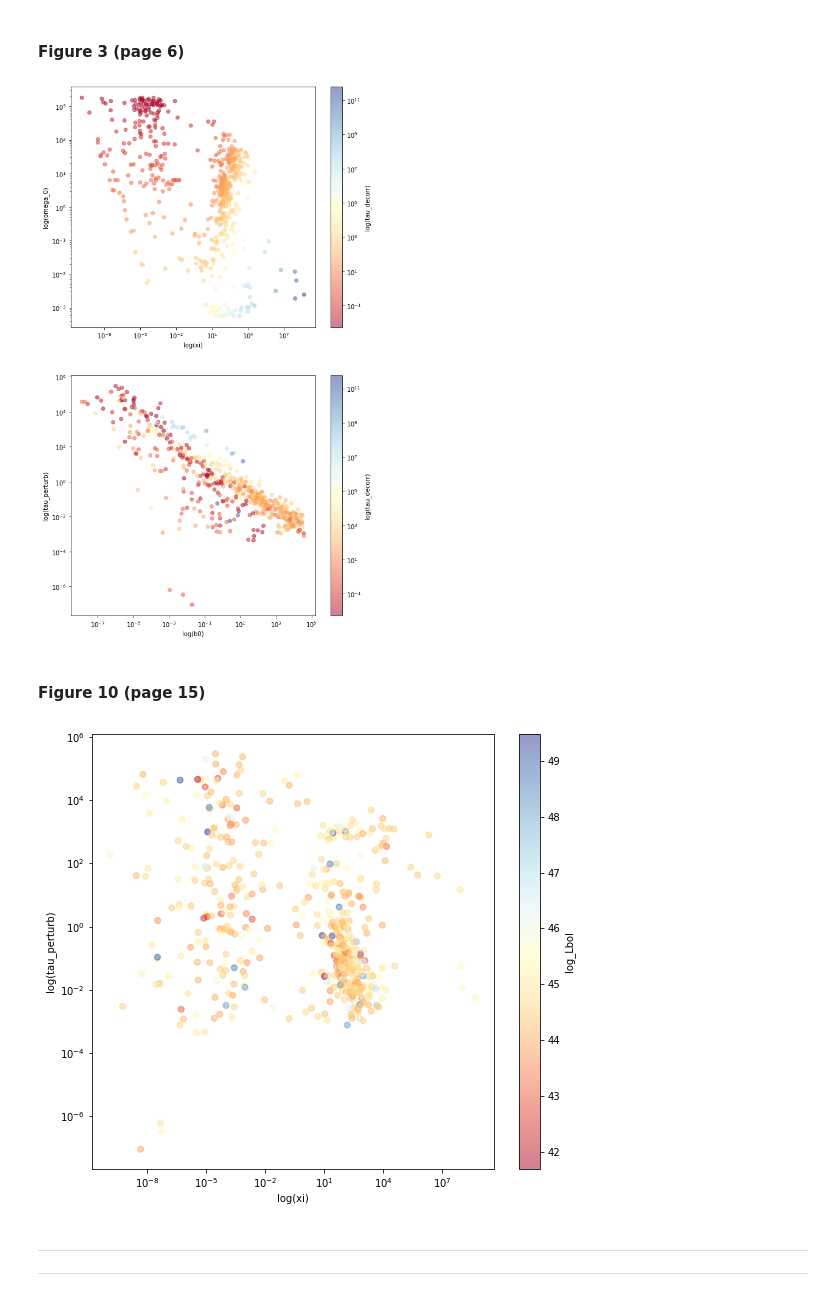
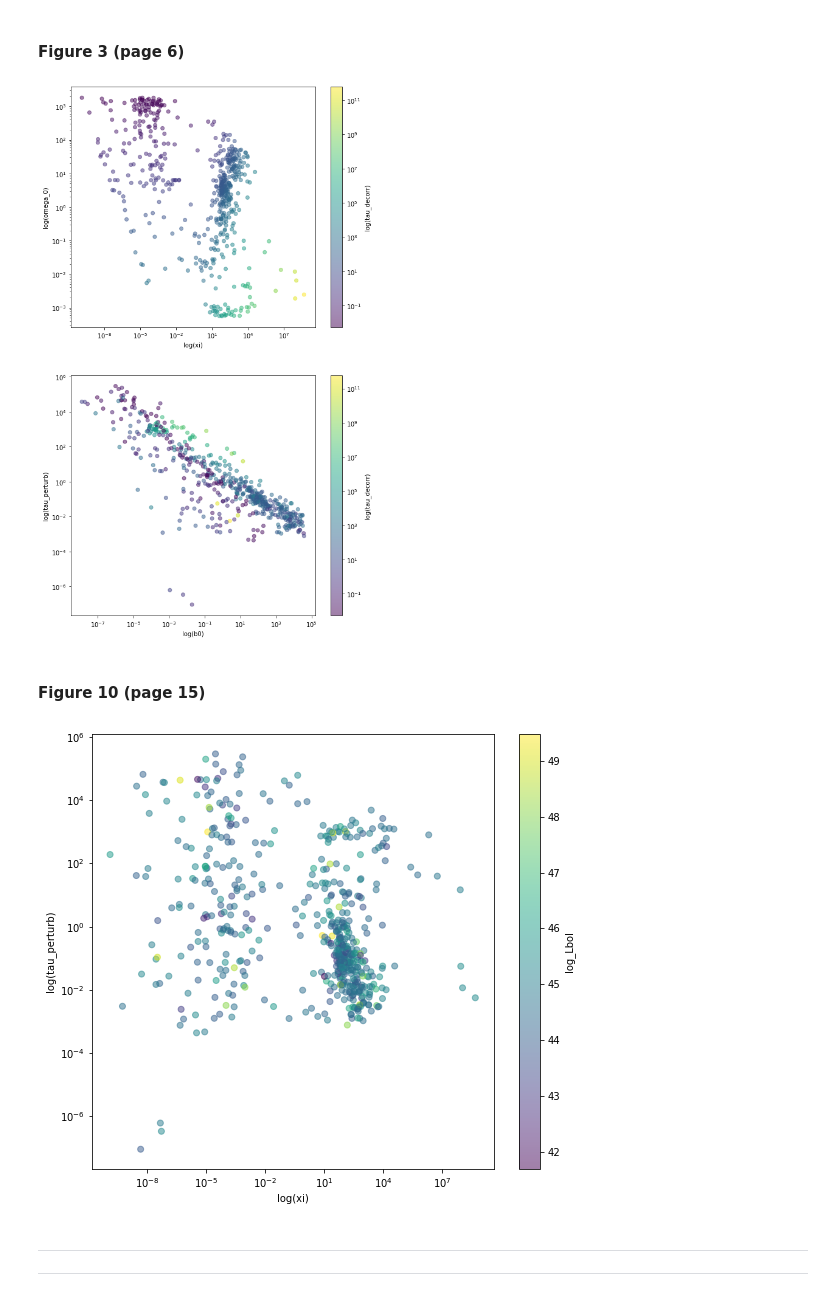
Before and after one commit to TrickyArmyMan/astro-research, a Jupyter notebook: JupyterLab/fp/FP_AGN_CarmaFigures.ipynb, the cells around one changed output. Cells and saved outputs as stored; diff of their text form; code cells hidden in the pictures.

Commit message:
improved plot function readability
Changed colormap to 'viridis' for better colorblindness accessibility. Also rearranged the default marker list to improve readability early on in the list.

```diff
--- a/JupyterLab/fp/FP_AGN_CarmaFigures.ipynb
+++ b/JupyterLab/fp/FP_AGN_CarmaFigures.ipynb
@@ -370,7 +386,8 @@ dho_fit_data = pd.DataFrame({'BAT ID': agn_dataframe['BAT ID'], 'log_Lbol': agn_
                              'SNR': agn_dataframe['SNR'], 'z[OIII]_x': agn_dataframe['z[OIII]_x'], 'log_Eratio': agn_dataframe['log_Eratio'],
                              'xi': agn_dataframe['xi'],
                              'tau_decay': agn_dataframe['tau_decay'], 'tau_rise_dqpo': agn_dataframe['tau_rise_dqpo'], 'tau_perturb': agn_dataframe['tau_perturb'], 'tau_decorr': agn_dataframe['tau_decorr'],
-                             'omega_0': agn_dataframe['omega_0']})
+                             'omega_0': agn_dataframe['omega_0'],
+                             'good timescale fit': agn_dataframe['good timescale fit']})
 dho_fit_data
 # %% [output]
 |  | BAT ID | log_Lbol | log_Mbh | a1 | a2 | b0 | b1 | SNR | z[OIII]_x | log_Eratio | ... |
@@ -443,7 +460,7 @@ Remaking of figures 3 and 10 from *Examining AGN UV/optical Variability Beyond t
 import matplotlib.colors as colors
 
 fig, axs = plt.subplots(2, figsize=(9, 16))
-cm = plt.cm.get_cmap('RdYlBu')
+cm = plt.cm.get_cmap('viridis')
 c_ax = 'tau_decorr'
 alpha = 0.5
 
@@ -468,26 +485,26 @@ axs[col].set_ylabel('log(tau_perturb)')
 
 plt.savefig(f'FP_{filter_type}_figure_3.png')
 # %% [output]
-[figure, old version]
+[figure, new version]
 # %% [markdown]
 #### Figure 10 (page 15)
 # %%
 fig, ax = plt.subplots(figsize=(9, 8))
-cm = plt.cm.get_cmap('RdYlBu')
+cm = plt.cm.get_cmap('viridis')
 c_ax = 'log_Lbol'
 alpha = 0.5
 
 sc = ax.scatter(data=dho_fit_data, x='xi', y='tau_perturb', c=c_ax, cmap=cm, alpha=alpha)
 cbar = fig.colorbar(sc, ax=ax)
 cbar.set_label(c_ax)
 ax.set_xscale('log')
 ax.set_yscale('log')
 ax.set_xlabel('log(xi)')
 ax.set_ylabel('log(tau_perturb)')
 
 plt.savefig(f'FP_{filter_type}_figure_10.png')
 # %% [output]
-[figure, old version]
+[figure, new version]
 # %% [markdown]
 - - -
 - - -
```
Also changed, not shown: parts of 6 cells of this notebook.
